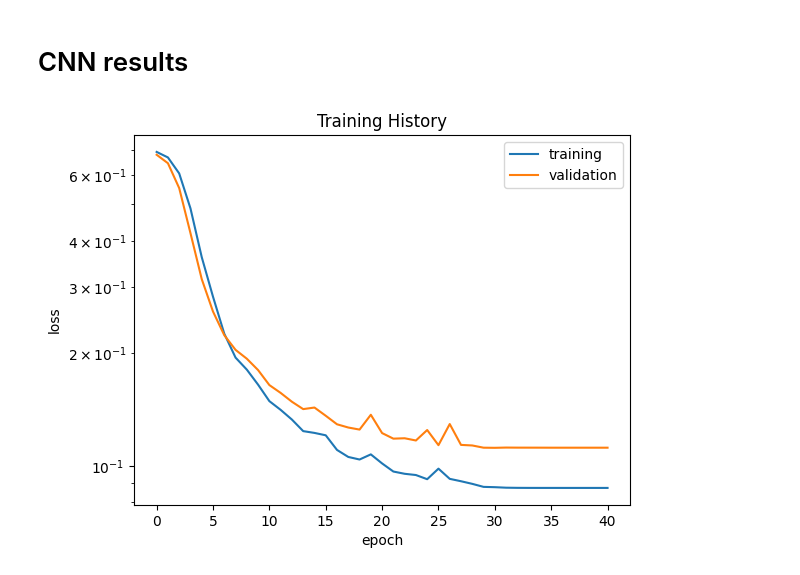
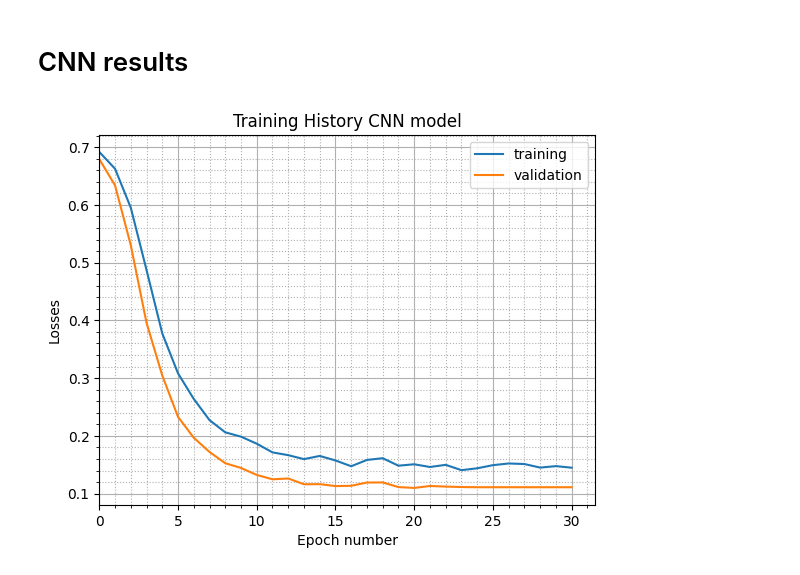
Before and after one commit to Marcello-Bacchi/ML_exam_unipv, a Jupyter notebook: MLP_and_1D_CNN.ipynb, the cells around one changed output. Cells and saved outputs as stored; diff of their text form; code cells hidden in the pictures.

```diff
--- a/MLP_and_1D_CNN.ipynb
+++ b/MLP_and_1D_CNN.ipynb
@@ -201,24 +207,17 @@ WARNING:matplotlib.legend:No artists with labels found to put in legend.  Note t
 featureArrayLength = (X_train_CNN.shape[1],X_train_CNN.shape[2])
 dropoutRate = 0.25
 
-####
+
 inputList = Input(shape=(featureArrayLength))
 x = Conv1D(5, kernel_size=3, data_format="channels_last", strides=1, padding="valid", activation='relu')(inputList)
 x = AveragePooling1D(pool_size=3)(x)
-#
-x = Conv1D(10, kernel_size=3, data_format="channels_last", strides=1, padding="valid", activation='relu')(x)
-x = AveragePooling1D(pool_size=3)(x)
-"""#
-x = Conv1D(60, kernel_size=2, data_format="channels_last", strides=1, padding="valid", activation='relu')(x)
-x = AveragePooling1D(pool_size=9)(x)
-#"""
 x = Flatten()(x)
-#x = Dense(20, activation='relu')(x)
-#x = Dropout(dropoutRate)(x)
-#x = Dense(10, activation='relu')(x)
-#x = Dropout(dropoutRate)(x)
+
+####### Single layer ########
+x = Dense(25, activation='relu')(x)
+x = Dropout(dropoutRate)(x)
+
 output_CNN = Dense(1, activation='sigmoid')(x)
-####
 model_CNN = Model(inputs=inputList, outputs=output_CNN)
 
 model_CNN.compile(loss='binary_crossentropy', optimizer='adam')
@@ -243,10 +242,10 @@ Non-trainable params: 0
 _________________________________________________________________
 # %%
 batch_size = 128
-n_epochs = 100
+n_epochs_CNN = 100
 
 # train
-history = model_CNN.fit(X_train_CNN, y_train_CNN, epochs=n_epochs, batch_size=batch_size, verbose = 2,
+history_CNN = model_CNN.fit(X_train_CNN, y_train_CNN, epochs=n_epochs_CNN, batch_size=batch_size, verbose = 2,
                 validation_data=(X_val_CNN, y_val_CNN),
                 callbacks = [
                 EarlyStopping(monitor='val_loss', patience=10, verbose=1),
@@ -274,16 +273,20 @@ Epoch 41: early stopping
 # CNN results
 # %%
 # plot training history
-plt.plot(history.history['loss'])
-plt.plot(history.history['val_loss'])
-plt.yscale('log')
-plt.title('Training History')
-plt.ylabel('loss')
-plt.xlabel('epoch')
+plt.plot(history_CNN.history['loss'])
+plt.plot(history_CNN.history['val_loss'])
+plt.title('Training History CNN model')
+plt.ylabel('Losses')
+plt.xlabel('Epoch number')
 plt.legend(['training', 'validation'], loc='upper right')
+plt.xlim(left=0)
+plt.minorticks_on()
+plt.tick_params(which='both', direction='out')
+plt.grid(True, which='major')
+plt.grid(True, which='minor', linestyle=':')
 plt.show()
 # %% [output]
-[figure, old version]
+[figure, new version]
 # %%
 from sklearn.metrics import roc_curve, auc
 
```
Also changed, not shown: parts of 15 cells of this notebook.
